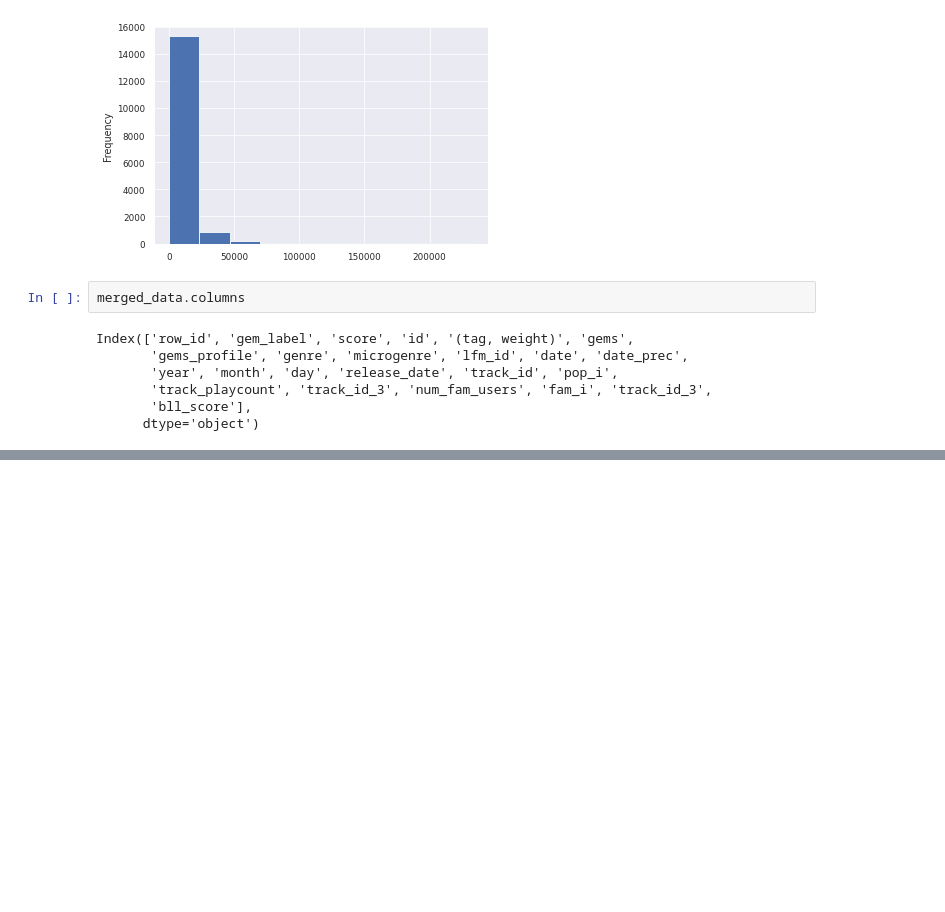
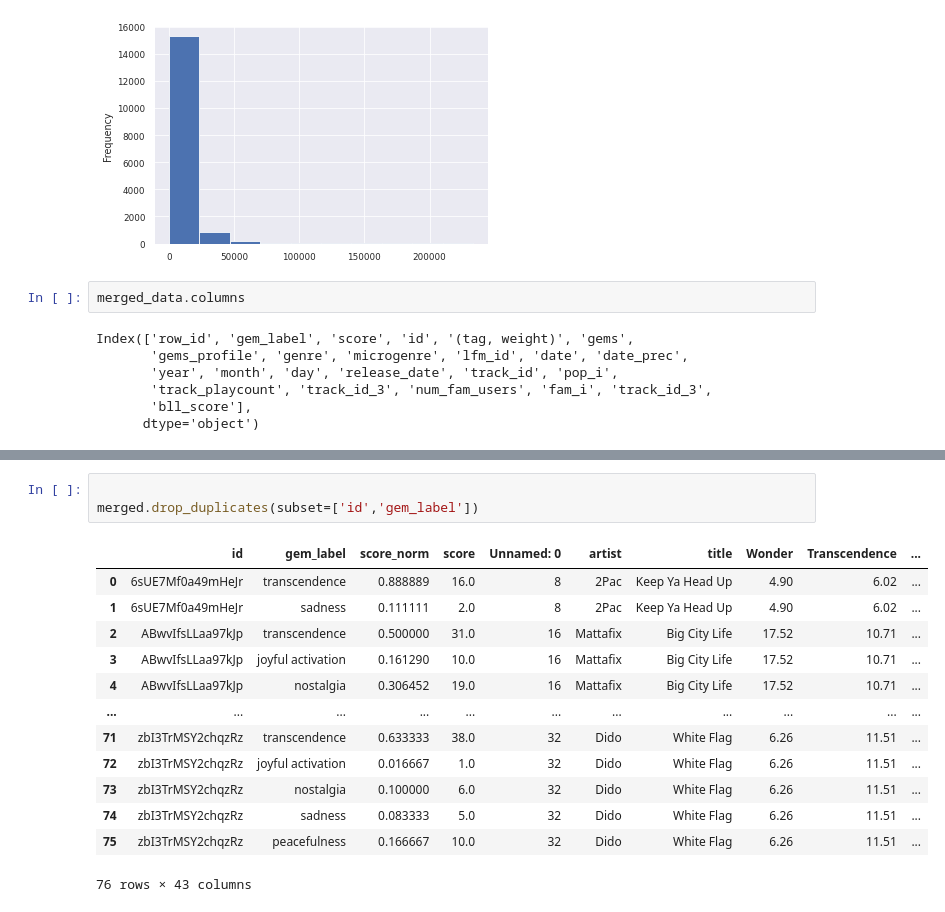
Before and after one commit to mmosc/emo-mrs, a Jupyter notebook: notebooks/calculation_emotion.ipynb, the cells around one changed output, grey strips where cells are left out. Saved outputs shown, nothing was run; the diff lists cells and outputs as text; blank space fills up the shorter version.

```diff
--- a/notebooks/calculation_emotion.ipynb
+++ b/notebooks/calculation_emotion.ipynb
@@ -437,0 +479,17 @@ Index(['row_id', 'gem_label', 'score', 'id', '(tag, weight)', 'gems',
+# %%
+
+merged.drop_duplicates(subset=['id','gem_label'])
+# %% [output]
+|  | id | gem_label | score_norm | score | Unnamed: 0 | artist | title | Wonder | Transcendence | ... |
+| 0 | 6sUE7Mf0a49mHeJr | transcendence | 0.888889 | 16.0 | 8 | 2Pac | Keep Ya Head Up | 4.90 | 6.02 | ... |
+| 1 | 6sUE7Mf0a49mHeJr | sadness | 0.111111 | 2.0 | 8 | 2Pac | Keep Ya Head Up | 4.90 | 6.02 | ... |
+| 2 | ABwvIfsLLaa97kJp | transcendence | 0.500000 | 31.0 | 16 | Mattafix | Big City Life | 17.52 | 10.71 | ... |
+| 3 | ABwvIfsLLaa97kJp | joyful activation | 0.161290 | 10.0 | 16 | Mattafix | Big City Life | 17.52 | 10.71 | ... |
+| 4 | ABwvIfsLLaa97kJp | nostalgia | 0.306452 | 19.0 | 16 | Mattafix | Big City Life | 17.52 | 10.71 | ... |
+| ... | ... | ... | ... | ... | ... | ... | ... | ... | ... | ... |
+| 71 | zbI3TrMSY2chqzRz | transcendence | 0.633333 | 38.0 | 32 | Dido | White Flag | 6.26 | 11.51 | ... |
+| 72 | zbI3TrMSY2chqzRz | joyful activation | 0.016667 | 1.0 | 32 | Dido | White Flag | 6.26 | 11.51 | ... |
+| 73 | zbI3TrMSY2chqzRz | nostalgia | 0.100000 | 6.0 | 32 | Dido | White Flag | 6.26 | 11.51 | ... |
+| 74 | zbI3TrMSY2chqzRz | sadness | 0.083333 | 5.0 | 32 | Dido | White Flag | 6.26 | 11.51 | ... |
+| 75 | zbI3TrMSY2chqzRz | peacefulness | 0.166667 | 10.0 | 32 | Dido | White Flag | 6.26 | 11.51 | ... |
+76 rows × 43 columns
```
Also changed, not shown: parts of 20 cells of this notebook, 4 other files.
